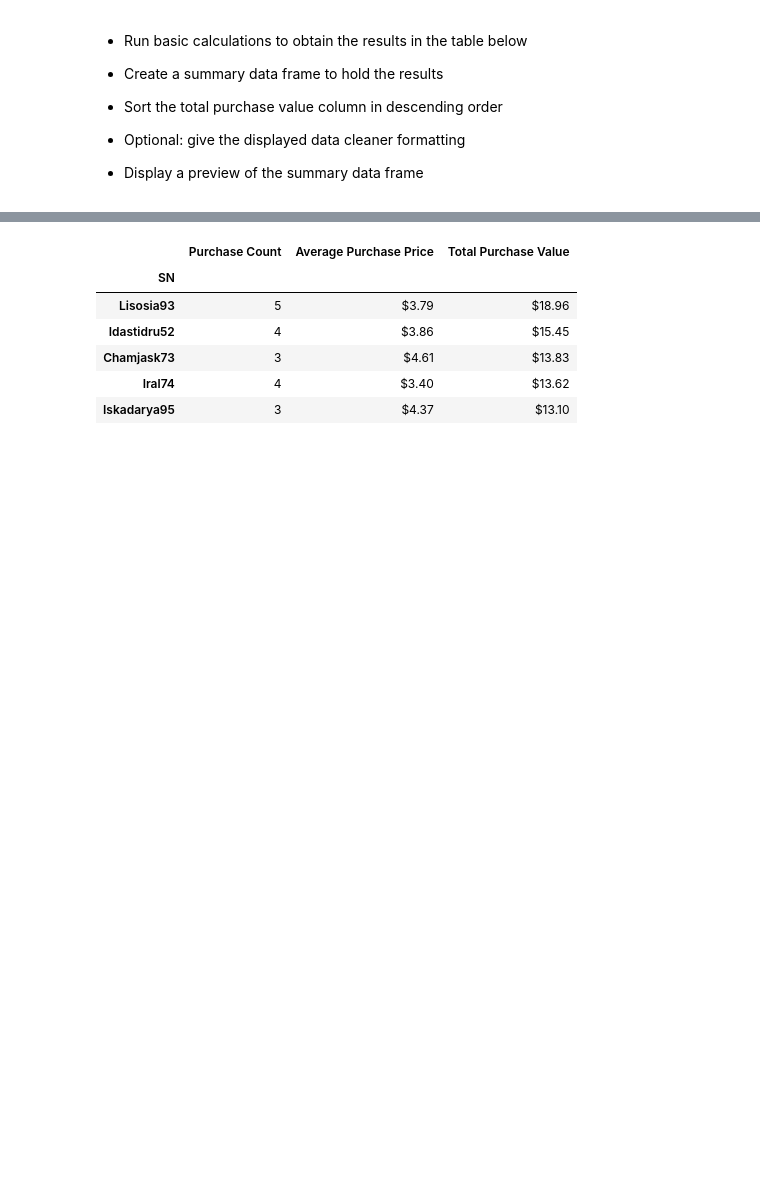
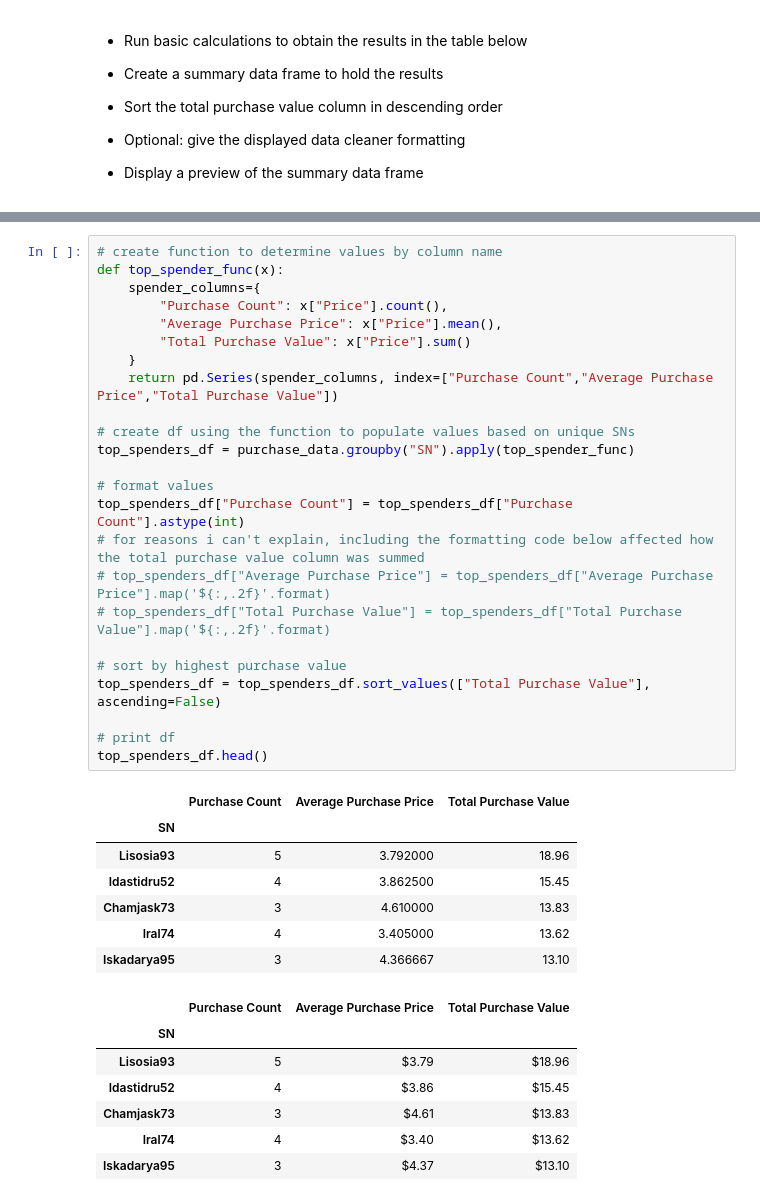
Before and after one commit to nbach19/pandas-challenge2, a Jupyter notebook: HeroesOfPymoli/HeroesOfPymoli_starter.ipynb, the cells around one changed output, grey strips where cells are left out. Drawn from its saved outputs; the diff is of its cells as text; blank space fills up the shorter version.

Commit message:
completed top spenders module

```diff
--- a/HeroesOfPymoli/HeroesOfPymoli_starter.ipynb
+++ b/HeroesOfPymoli/HeroesOfPymoli_starter.ipynb
@@ -292,3 +322,35 @@ AttributeError: Cannot access callable attribute 'rename' of 'DataFrameGroupBy'
+# %%
+# create function to determine values by column name
+def top_spender_func(x):
+    spender_columns={
+        "Purchase Count": x["Price"].count(),
+        "Average Purchase Price": x["Price"].mean(),
+        "Total Purchase Value": x["Price"].sum()
+    }
+    return pd.Series(spender_columns, index=["Purchase Count","Average Purchase Price","Total Purchase Value"])
+
+# create df using the function to populate values based on unique SNs
+top_spenders_df = purchase_data.groupby("SN").apply(top_spender_func)
+
+# format values
+top_spenders_df["Purchase Count"] = top_spenders_df["Purchase Count"].astype(int)
+# for reasons i can't explain, including the formatting code below affected how the total purchase value column was summed
+# top_spenders_df["Average Purchase Price"] = top_spenders_df["Average Purchase Price"].map('${:,.2f}'.format)
+# top_spenders_df["Total Purchase Value"] = top_spenders_df["Total Purchase Value"].map('${:,.2f}'.format)
+
+# sort by highest purchase value
+top_spenders_df = top_spenders_df.sort_values(["Total Purchase Value"], ascending=False)
+
+# print df
+top_spenders_df.head()
+# %% [output]
+|  | Purchase Count | Average Purchase Price | Total Purchase Value |
+| SN |  |  |  |
+| Lisosia93 | 5 | 3.792000 | 18.96 |
+| Idastidru52 | 4 | 3.862500 | 15.45 |
+| Chamjask73 | 3 | 4.610000 | 13.83 |
+| Iral74 | 4 | 3.405000 | 13.62 |
+| Iskadarya95 | 3 | 4.366667 | 13.10 |
 # %%
 # %% [output]
 |  | Purchase Count | Average Purchase Price | Total Purchase Value |
```
Also changed, not shown: parts of 5 cells of this notebook.
